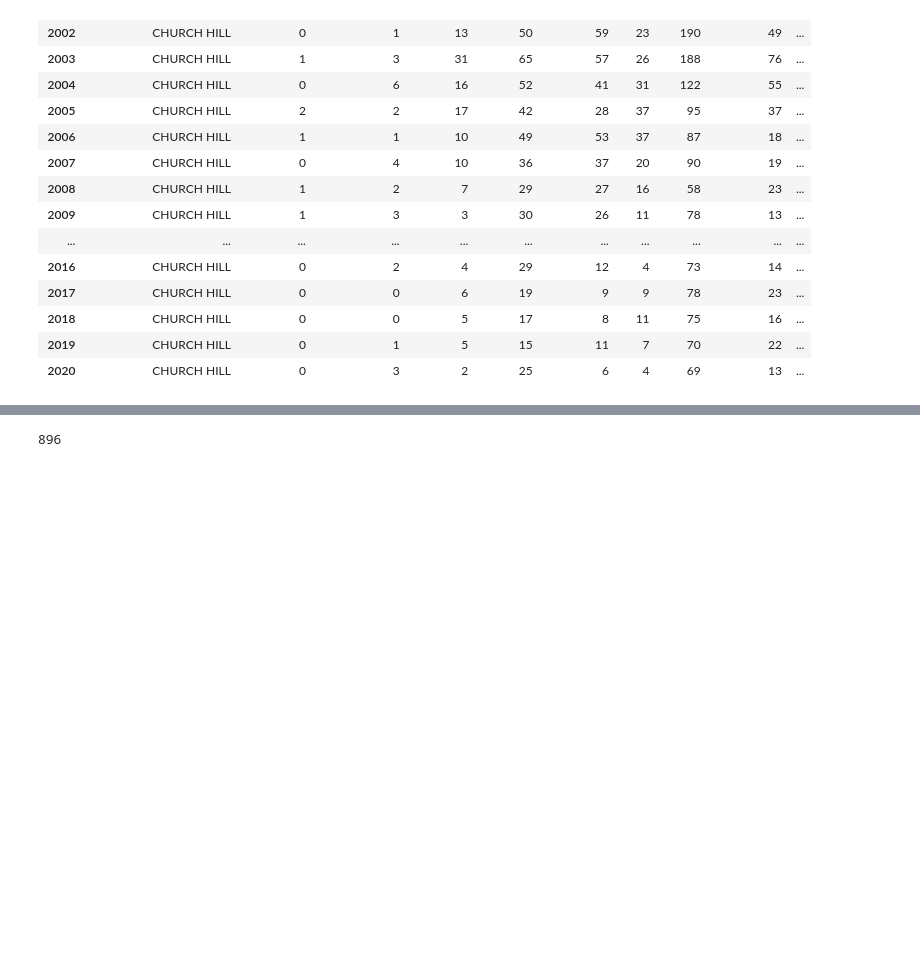
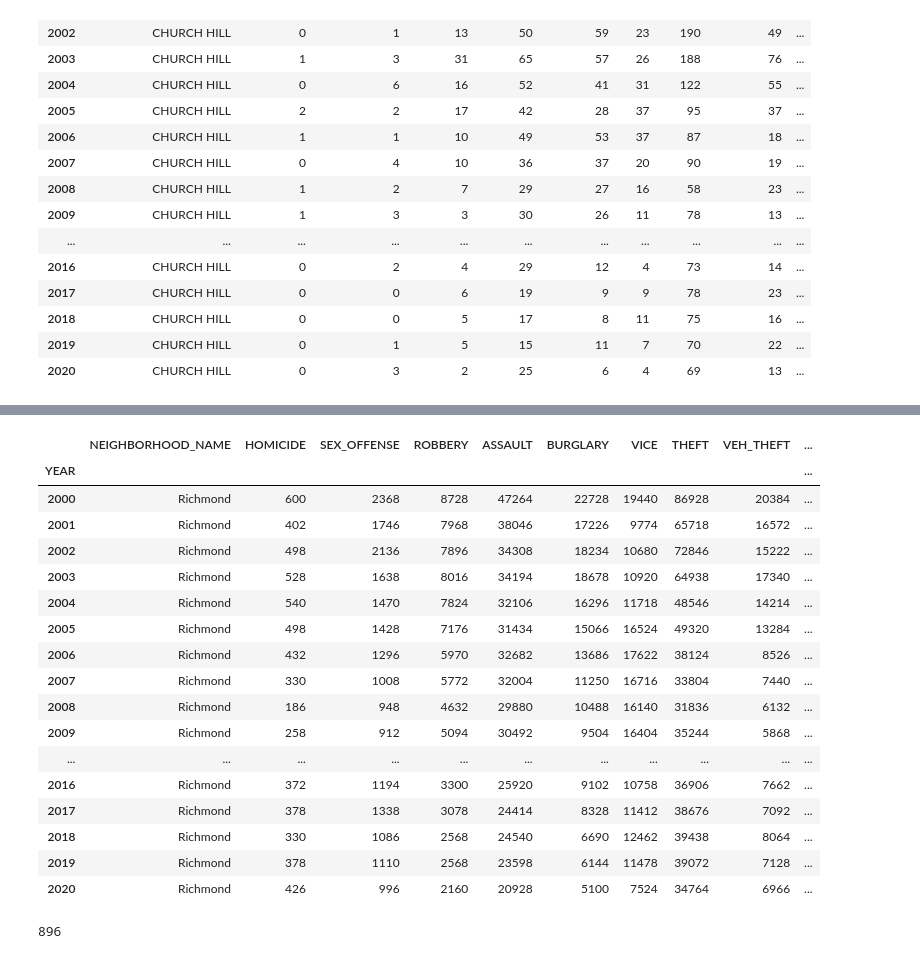
Before and after one commit to anguloag/Gentrification-in-Richmond, a Jupyter notebook: sociotracker.ipynb, the cells around one changed output, grey strips where cells are left out. Drawn from its saved outputs; the diff is of its cells as text; code cells hidden in the pictures; blank space fills up the shorter version.

Commit message:
Added data to pull together zillow and crime data for Richmond.

```diff
--- a/sociotracker.ipynb
+++ b/sociotracker.ipynb
@@ -307,6 +307,8 @@ zillow_df = zillow_df[["Region Name", "Region ID", "Size Rank", "Zip Code", "Sec
 
 # Store the new data in a csv file
 zillow_df.to_csv("zillow_by_year.csv", encoding="utf-8", index=False)
+zillow_df.loc['Totals',:] = zillow_df.sum(axis=0)
+zillow_df.iloc[-1,0] = "Totals"
 
 # Display
 print(len(zillow_df))
@@ -408,0 +385,5 @@ crime_housing_df
+# %%
+# Call function for total for all of Richmond
+total_zillow_df = pd.DataFrame()
+total_zillow_df = zillow_data("Totals")
+total_zillow_df
@@ -409,3 +436,31 @@ crime_housing_df
+# %%
+# Combine Crime and Total Richmond Data
+richmond_crime_housing_df = pd.merge(total_crime_df,total_zillow_df,how="outer",on="YEAR")
+richmond_crime_housing_df = richmond_crime_housing_df.rename(columns={"NEIGHBORHOOD_NAME_x": "NEIGHBORHOOD_NAME"})
+richmond_crime_housing_df = richmond_crime_housing_df[["NEIGHBORHOOD_NAME", "HOMICIDE", "SEX_OFFENSE", "ROBBERY",
+                                     "ASSAULT", "BURGLARY", "VICE", "THEFT", "VEH_THEFT", "OTHER",
+                                     "TOTAL_CRIME", "AVERAGE_HOUSE_PRICE"]]
+richmond_crime_housing_df["NEIGHBORHOOD_NAME"] = "Richmond"
+richmond_crime_housing_df
+# %% [output]
+|  | NEIGHBORHOOD_NAME | HOMICIDE | SEX_OFFENSE | ROBBERY | ASSAULT | BURGLARY | VICE | THEFT | VEH_THEFT | ... |
+| YEAR |  |  |  |  |  |  |  |  |  | ... |
+| 2000 | Richmond | 600 | 2368 | 8728 | 47264 | 22728 | 19440 | 86928 | 20384 | ... |
+| 2001 | Richmond | 402 | 1746 | 7968 | 38046 | 17226 | 9774 | 65718 | 16572 | ... |
+| 2002 | Richmond | 498 | 2136 | 7896 | 34308 | 18234 | 10680 | 72846 | 15222 | ... |
+| 2003 | Richmond | 528 | 1638 | 8016 | 34194 | 18678 | 10920 | 64938 | 17340 | ... |
+| 2004 | Richmond | 540 | 1470 | 7824 | 32106 | 16296 | 11718 | 48546 | 14214 | ... |
+| 2005 | Richmond | 498 | 1428 | 7176 | 31434 | 15066 | 16524 | 49320 | 13284 | ... |
+| 2006 | Richmond | 432 | 1296 | 5970 | 32682 | 13686 | 17622 | 38124 | 8526 | ... |
+| 2007 | Richmond | 330 | 1008 | 5772 | 32004 | 11250 | 16716 | 33804 | 7440 | ... |
+| 2008 | Richmond | 186 | 948 | 4632 | 29880 | 10488 | 16140 | 31836 | 6132 | ... |
+| 2009 | Richmond | 258 | 912 | 5094 | 30492 | 9504 | 16404 | 35244 | 5868 | ... |
+| ... | ... | ... | ... | ... | ... | ... | ... | ... | ... | ... |
+| 2016 | Richmond | 372 | 1194 | 3300 | 25920 | 9102 | 10758 | 36906 | 7662 | ... |
+| 2017 | Richmond | 378 | 1338 | 3078 | 24414 | 8328 | 11412 | 38676 | 7092 | ... |
+| 2018 | Richmond | 330 | 1086 | 2568 | 24540 | 6690 | 12462 | 39438 | 8064 | ... |
+| 2019 | Richmond | 378 | 1110 | 2568 | 23598 | 6144 | 11478 | 39072 | 7128 | ... |
+| 2020 | Richmond | 426 | 996 | 2160 | 20928 | 5100 | 7524 | 34764 | 6966 | ... |
 # %%
 # Census Call
 c = Census(api_key, year=2013)
```
Also changed, not shown: parts of 10 cells of this notebook.
